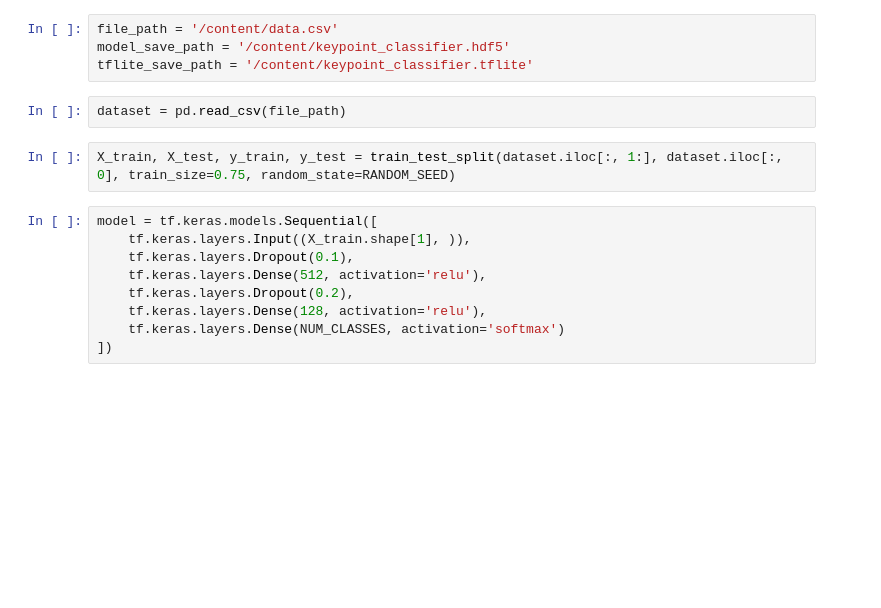
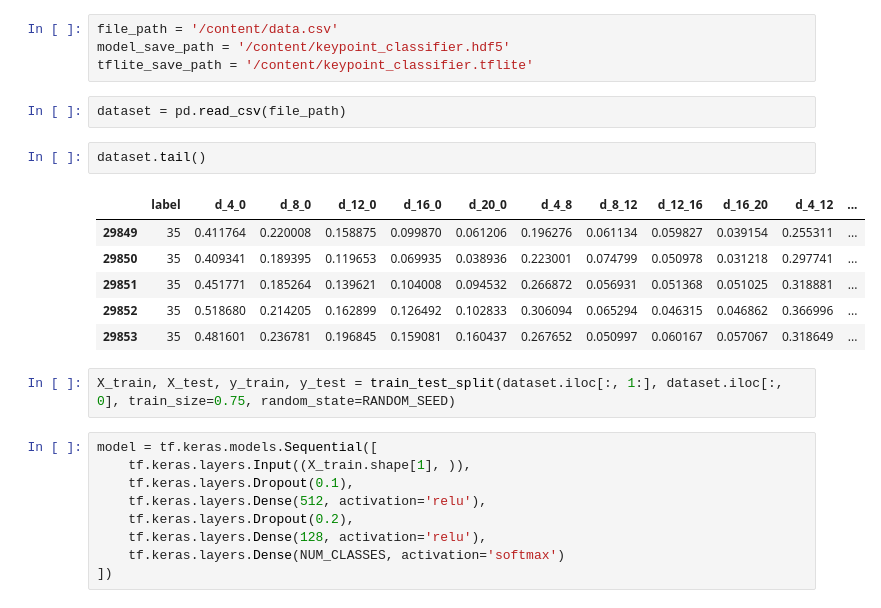
Before and after one commit to M-Jafarkhani/ASLTranscriber, a Jupyter notebook: colab/CNN.ipynb, the cells around one changed output. Cells and saved outputs as stored; diff of their text form; blank space fills up the shorter version.

```diff
--- a/colab/CNN.ipynb
+++ b/colab/CNN.ipynb
@@ -18,6 +18,15 @@ model_save_path = '/content/keypoint_classifier.hdf5'
 tflite_save_path = '/content/keypoint_classifier.tflite'
 # %%
 dataset = pd.read_csv(file_path)
+# %%
+dataset.tail()
+# %% [output]
+|  | label | d_4_0 | d_8_0 | d_12_0 | d_16_0 | d_20_0 | d_4_8 | d_8_12 | d_12_16 | d_16_20 | d_4_12 | ... |
+| 29849 | 35 | 0.411764 | 0.220008 | 0.158875 | 0.099870 | 0.061206 | 0.196276 | 0.061134 | 0.059827 | 0.039154 | 0.255311 | ... |
+| 29850 | 35 | 0.409341 | 0.189395 | 0.119653 | 0.069935 | 0.038936 | 0.223001 | 0.074799 | 0.050978 | 0.031218 | 0.297741 | ... |
+| 29851 | 35 | 0.451771 | 0.185264 | 0.139621 | 0.104008 | 0.094532 | 0.266872 | 0.056931 | 0.051368 | 0.051025 | 0.318881 | ... |
+| 29852 | 35 | 0.518680 | 0.214205 | 0.162899 | 0.126492 | 0.102833 | 0.306094 | 0.065294 | 0.046315 | 0.046862 | 0.366996 | ... |
+| 29853 | 35 | 0.481601 | 0.236781 | 0.196845 | 0.159081 | 0.160437 | 0.267652 | 0.050997 | 0.060167 | 0.057067 | 0.318649 | ... |
 # %%
 X_train, X_test, y_train, y_test = train_test_split(dataset.iloc[:, 1:], dataset.iloc[:, 0], train_size=0.75, random_state=RANDOM_SEED)
 # %%
```
Also changed, not shown: parts of 12 cells of this notebook, 5 other files.
